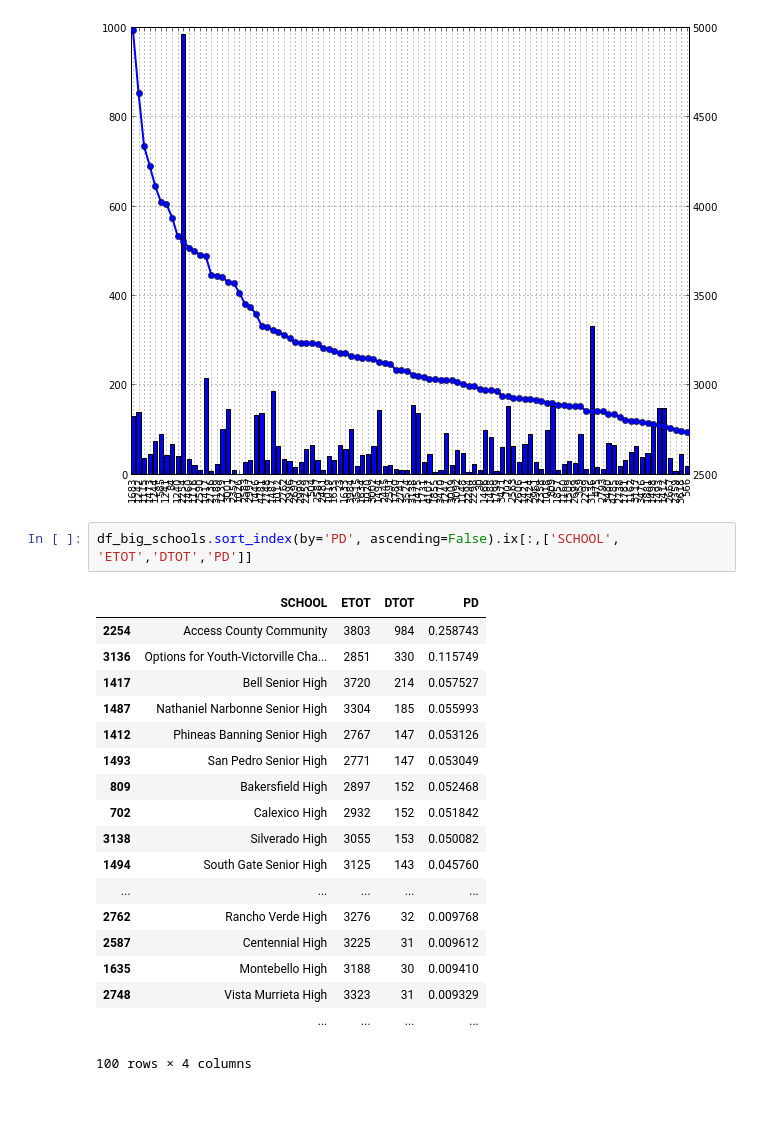
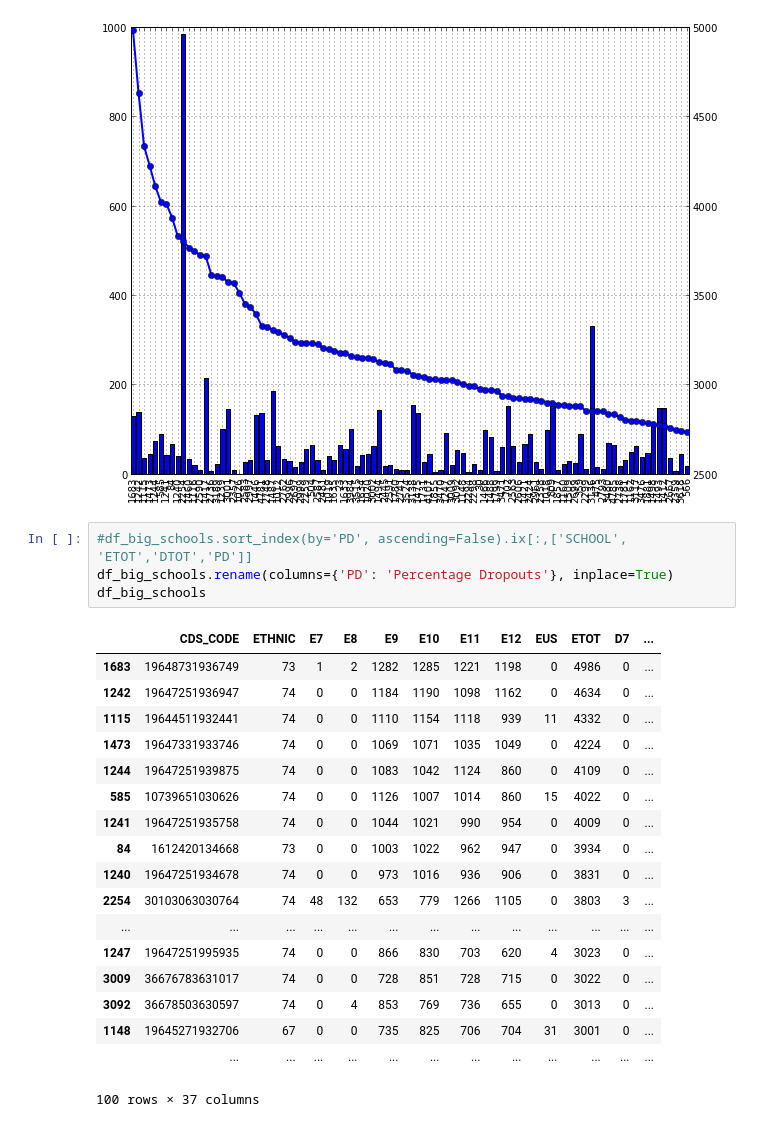
Before and after one commit to idiosyncraticee/moregraduates, a Jupyter notebook: dropouts.ipynb, the cells around one changed output. Drawn from its saved outputs; the diff is of its cells as text.

```diff
--- a/dropouts.ipynb
+++ b/dropouts.ipynb
@@ -283,23 +283,25 @@ ax2.plot(ax.get_xticks(),df_big_schools['ETOT'], linestyle='-', marker='o', line
 [<matplotlib.lines.Line2D at 0x...>]
 [figure]
 # %%
-df_big_schools.sort_index(by='PD', ascending=False).ix[:,['SCHOOL', 'ETOT','DTOT','PD']]
+#df_big_schools.sort_index(by='PD', ascending=False).ix[:,['SCHOOL', 'ETOT','DTOT','PD']]
+df_big_schools.rename(columns={'PD': 'Percentage Dropouts'}, inplace=True)
+df_big_schools
 # %% [output]
-|  | SCHOOL | ETOT | DTOT | PD |
-| 2254 | Access County Community | 3803 | 984 | 0.258743 |
-| 3136 | Options for Youth-Victorville Cha... | 2851 | 330 | 0.115749 |
-| 1417 | Bell Senior High | 3720 | 214 | 0.057527 |
-| 1487 | Nathaniel Narbonne Senior High | 3304 | 185 | 0.055993 |
-| 1412 | Phineas Banning Senior High | 2767 | 147 | 0.053126 |
-| 1493 | San Pedro Senior High | 2771 | 147 | 0.053049 |
-| 809 | Bakersfield High | 2897 | 152 | 0.052468 |
-| 702 | Calexico High | 2932 | 152 | 0.051842 |
-| 3138 | Silverado High | 3055 | 153 | 0.050082 |
-| 1494 | South Gate Senior High | 3125 | 143 | 0.045760 |
-| ... | ... | ... | ... | ... |
-| 2762 | Rancho Verde High | 3276 | 32 | 0.009768 |
-| 2587 | Centennial High | 3225 | 31 | 0.009612 |
-| 1635 | Montebello High | 3188 | 30 | 0.009410 |
-| 2748 | Vista Murrieta High | 3323 | 31 | 0.009329 |
-|  | ... | ... | ... | ... |
+|  | CDS_CODE | ETHNIC | E7 | E8 | E9 | E10 | E11 | E12 | EUS | ETOT | D7 | ... |
+| 1683 | 19648731936749 | 73 | 1 | 2 | 1282 | 1285 | 1221 | 1198 | 0 | 4986 | 0 | ... |
+| 1242 | 19647251936947 | 74 | 0 | 0 | 1184 | 1190 | 1098 | 1162 | 0 | 4634 | 0 | ... |
+| 1115 | 19644511932441 | 74 | 0 | 0 | 1110 | 1154 | 1118 | 939 | 11 | 4332 | 0 | ... |
+| 1473 | 19647331933746 | 74 | 0 | 0 | 1069 | 1071 | 1035 | 1049 | 0 | 4224 | 0 | ... |
+| 1244 | 19647251939875 | 74 | 0 | 0 | 1083 | 1042 | 1124 | 860 | 0 | 4109 | 0 | ... |
+| 585 | 10739651030626 | 74 | 0 | 0 | 1126 | 1007 | 1014 | 860 | 15 | 4022 | 0 | ... |
+| 1241 | 19647251935758 | 74 | 0 | 0 | 1044 | 1021 | 990 | 954 | 0 | 4009 | 0 | ... |
+| 84 | 1612420134668 | 73 | 0 | 0 | 1003 | 1022 | 962 | 947 | 0 | 3934 | 0 | ... |
+| 1240 | 19647251934678 | 74 | 0 | 0 | 973 | 1016 | 936 | 906 | 0 | 3831 | 0 | ... |
+| 2254 | 30103063030764 | 74 | 48 | 132 | 653 | 779 | 1266 | 1105 | 0 | 3803 | 3 | ... |
+| ... | ... | ... | ... | ... | ... | ... | ... | ... | ... | ... | ... | ... |
+| 1247 | 19647251995935 | 74 | 0 | 0 | 866 | 830 | 703 | 620 | 4 | 3023 | 0 | ... |
+| 3009 | 36676783631017 | 74 | 0 | 0 | 728 | 851 | 728 | 715 | 0 | 3022 | 0 | ... |
+| 3092 | 36678503630597 | 74 | 0 | 4 | 853 | 769 | 736 | 655 | 0 | 3013 | 0 | ... |
+| 1148 | 19645271932706 | 67 | 0 | 0 | 735 | 825 | 706 | 704 | 31 | 3001 | 0 | ... |
+|  | ... | ... | ... | ... | ... | ... | ... | ... | ... | ... | ... | ... |
-100 rows × 4 columns
+100 rows × 37 columns
```
